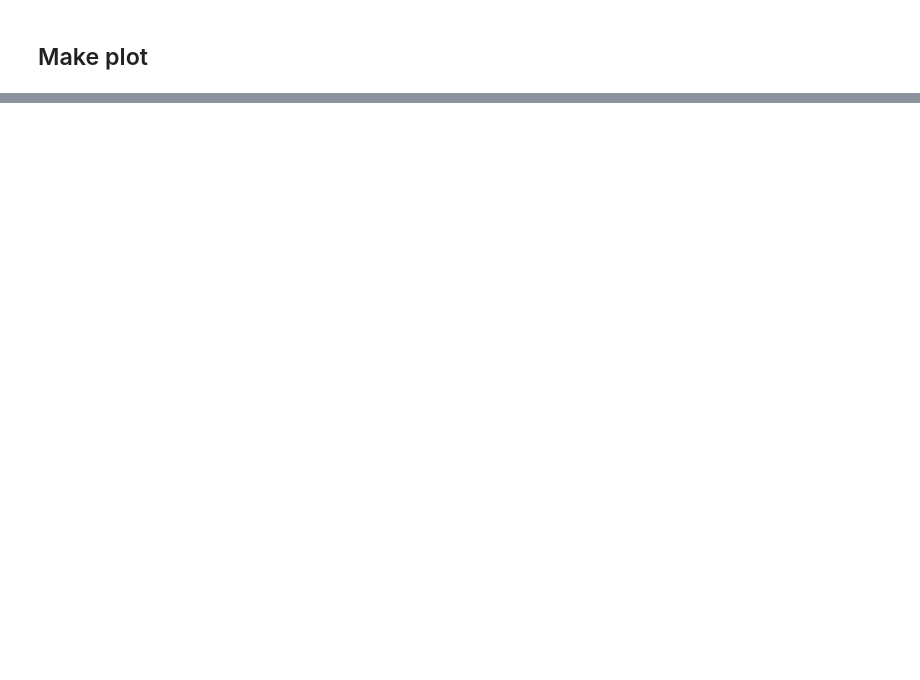
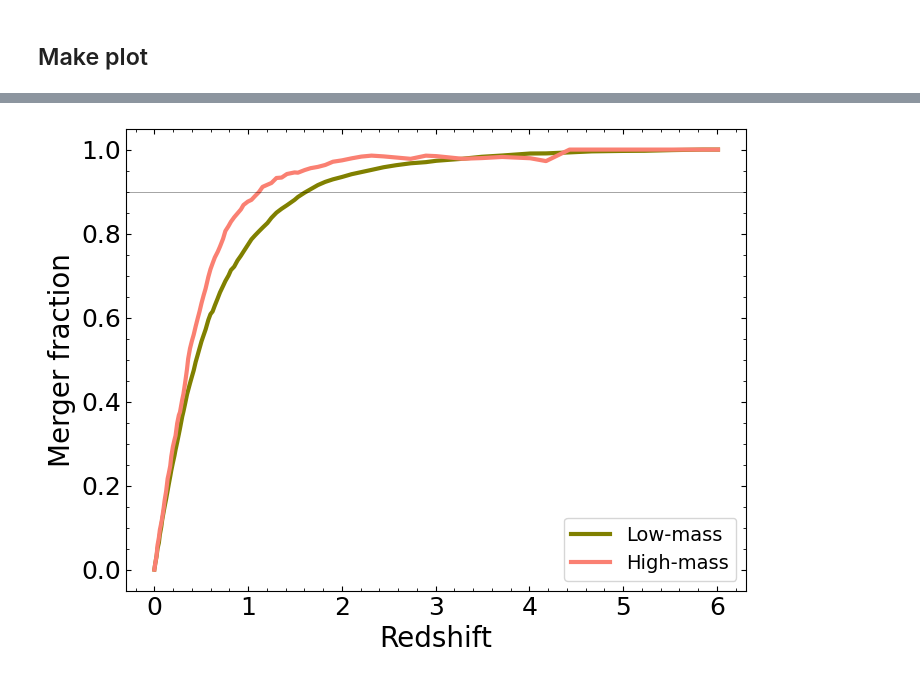
Before and after one commit to katiechambe/orbs, a Jupyter notebook: notebooks/bet-on-it/6_sampleproperties.ipynb, the cells around one changed output, grey strips where cells are left out. Saved outputs shown, nothing was run; the diff lists cells and outputs as text; code cells hidden in the pictures; blank space fills up the shorter version.

```diff
--- a/notebooks/bet-on-it/6_sampleproperties.ipynb
+++ b/notebooks/bet-on-it/6_sampleproperties.ipynb
@@ -435,0 +475,42 @@ plt.show()
+# %%
+# - unique pairs - #
+redshifts = convert["Redshift"]
+redshift_mask = redshifts < 6.2
+
+low_all = low_counts[:,0]
+low_merge = low_counts[:,1]
+
+high_all = high_counts[:,0]
+high_merge = high_counts[:,1]
+
+plot_red = redshifts[redshift_mask]
+
+nonzero_low = np.where(low_all == 0, np.nan, low_all)
+nonzero_high = np.where(high_all == 0, np.nan, high_all)
+
+plot_low_frac = (low_merge / nonzero_low)[redshift_mask]
+plot_high_frac = (high_merge / nonzero_high)[redshift_mask]
+# %%
+fig,ax = plt.subplots(figsize=(8,6))
+
+ls_all = "solid"
+ls_merge = "dashed"
+
+lw_all = 3
+lw_merge = 2
+
+plt.plot(plot_red, plot_low_frac, label='Low-mass', color=palette['low'], lw=lw_all)
+plt.plot(plot_red, plot_high_frac, label='High-mass', color=palette['high'], lw=lw_all)
+
+plt.legend(fontsize=14)
+plt.xlabel("Redshift")
+plt.ylabel(r"Merger fraction")
+
+plt.axhline(0.9, color='black', lw=0.5, alpha=0.5)
+# plt.axvline(1.1, ymin=0, ymax=0.86,color=palette['high'], lw=2, linestyle='dotted')
+# plt.axvline(1.6, ymin=0, ymax=0.86,color=palette['low'], lw=2, linestyle='dotted')
+
+plt.savefig("../../plots/bet-on-it/6_mergerfraction.png",bbox_inches='tight')
+plt.show()
+# %% [output]
+[figure, added]
```
Also changed, not shown: parts of 36 cells of this notebook, 14 other files.
